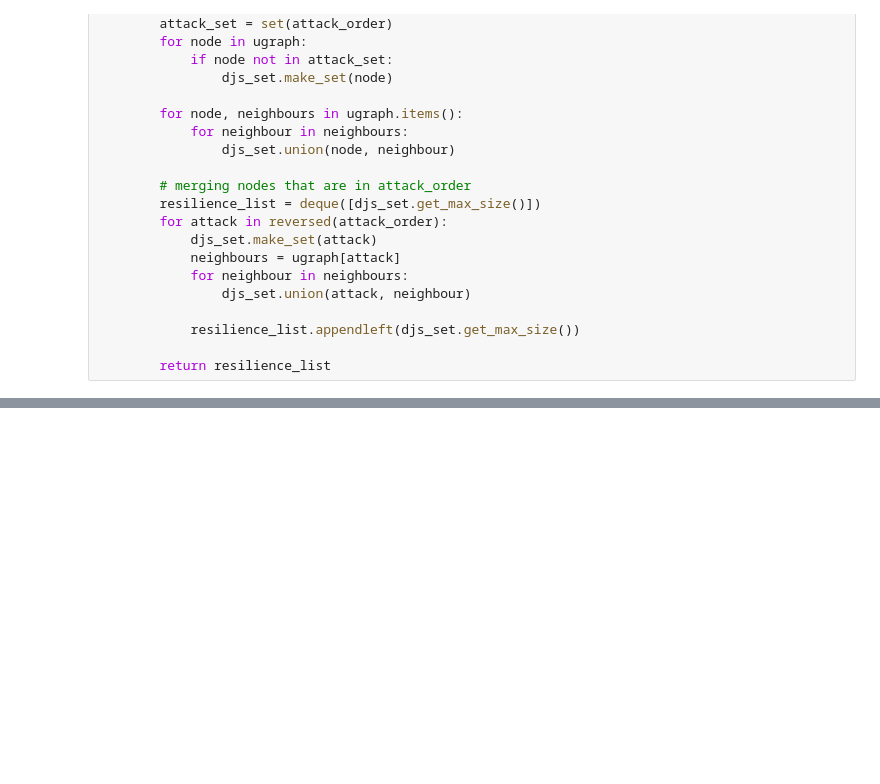
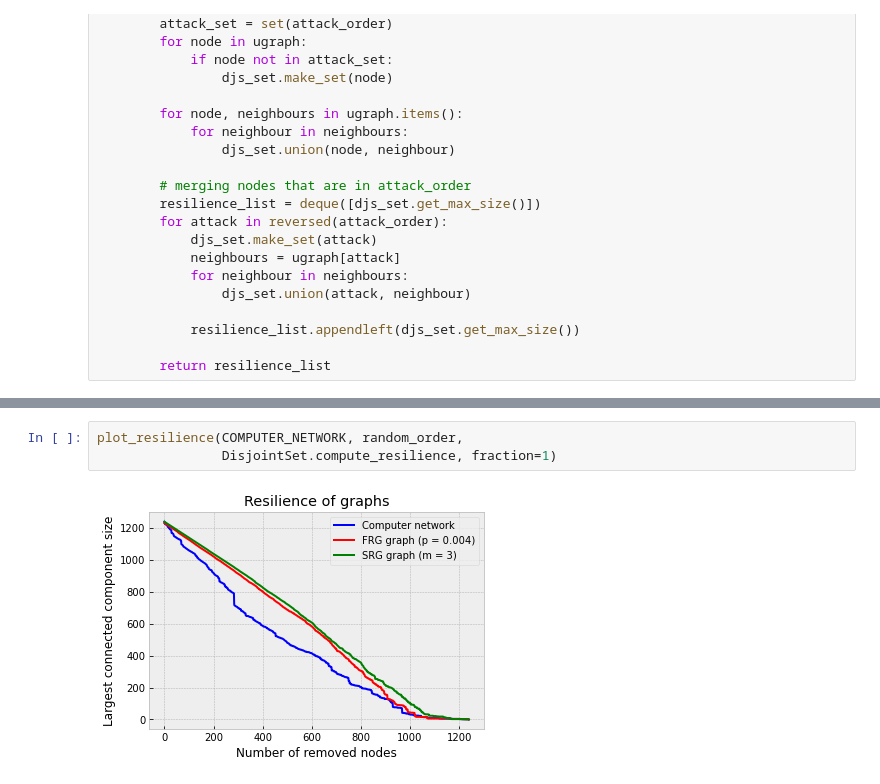
Before and after one commit to Asrorbek-Orzikulov/Data-Visualization, a Jupyter notebook: graph_resilience.ipynb, the cells around one changed output, grey strips where cells are left out. Drawn from its saved outputs; the diff is of its cells as text; blank space fills up the shorter version.

```diff
--- a/graph_resilience.ipynb
+++ b/graph_resilience.ipynb
@@ -637,0 +546,5 @@ run_suite()
+# %%
+plot_resilience(COMPUTER_NETWORK, random_order,
+                DisjointSet.compute_resilience, fraction=1)
+# %% [output]
+[figure, added]
```
Also changed, not shown: parts of 21 cells of this notebook.
